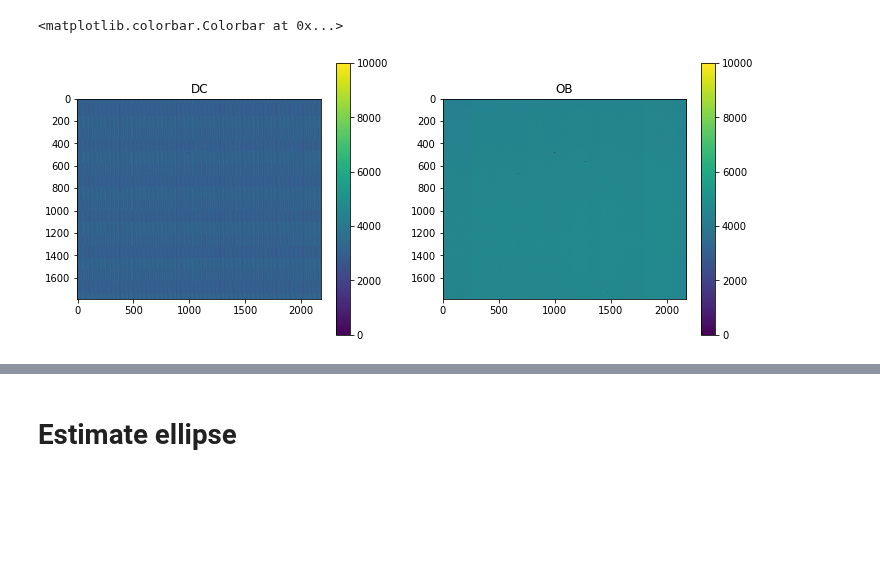
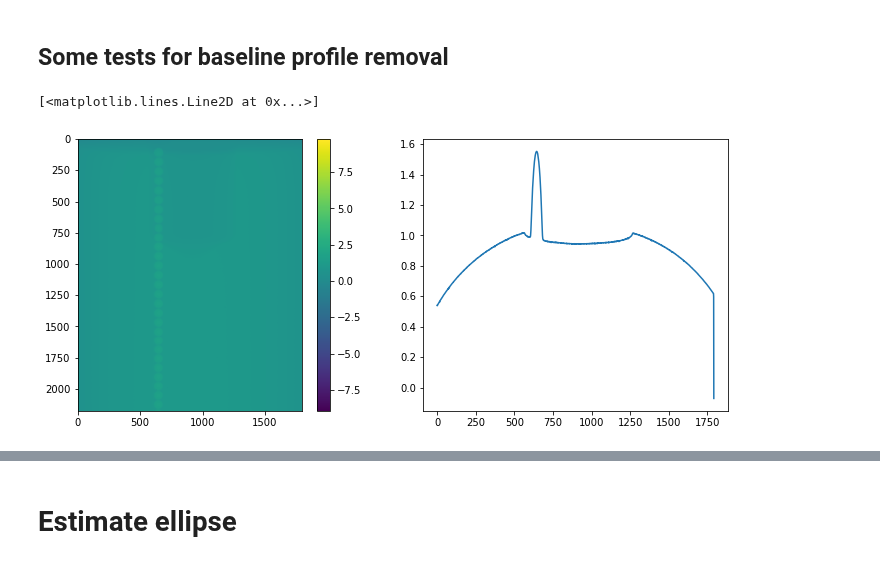
Before and after one commit to neutronimaging/scripts, a Jupyter notebook: python/notebooks/CBCTCalibration.ipynb, the cells around one changed output, grey strips where cells are left out. Drawn from its saved outputs; the diff is of its cells as text; code cells hidden in the pictures; blank space fills up the shorter version.

```diff
--- a/python/notebooks/CBCTCalibration.ipynb
+++ b/python/notebooks/CBCTCalibration.ipynb
@@ -37,6 +24,9 @@ datapath = '/data/P20180255/02_rawdata/00_XCalibration/' # laptop
+# %%
+datapath = '../02_rawdata/03_XCT_calibrationSample/'
 # %%
-dc=loadStack(datapath+'dc_{:05}.fits',1,10).astype(float).mean(axis=2);
-ob=loadStack(datapath+'ob_{:05}.fits',1,10).astype(float).mean(axis=2);
+dc=io.readImages(datapath+'dc_{:05}.fits',first=1,last=10,averageStack=True,average='mean');
+ob=io.readImages(datapath+'ob_{:05}.fits',first=1,last=10,averageStack=True,average='mean');
+cal=io.readImages(datapath+'ob_{:05}.fits',first=21,last=381,stride=10)
 # %%
 ob1=ob-dc
 np.nan_to_num(ob1)
@@ -48,0 +53,16 @@ print(ob1.min(),ob1.max(),ob1.mean())
+# %%
+def normalizeData(img,ob,dc) :
+    for idx in np.arange(0, img.shape[0]):
+        tmp=(img[idx,:,:]-dc)
+        tmp[tmp<=0]=1
+        img[idx,:,:]=(tmp/ob1)
+    lcal=-np.log(img)
+
+    return lcal
+# %%
+lcal=normalizeData(cal,ob1,dc)
+flipProjection = True
+if flipProjection :
+    lcal = lcal[:,::-1,:]
+
+plt.imshow(lcal[1,:,:])
@@ -49,14 +72,13 @@ print(ob1.min(),ob1.max(),ob1.mean())
+# %% [markdown]
+## Some tests for  baseline profile removal
 # %%
+idx=10
 plt.figure(figsize=[12,5])
 plt.subplot(1,2,1)
-plt.imshow(dc,vmax=10000,vmin=0)
-plt.title('DC')
+plt.imshow(lcal[idx,:,:])
 plt.colorbar()
 plt.subplot(1,2,2)
-ob2=ob1[450:500,975:1050]
-plt.imshow(ob1,vmax=10000,vmin=0)
-plt.title('OB')
-plt.colorbar()
+plt.plot(lcal[idx,:,:].mean(axis=0))
 # %% [output]
-<matplotlib.colorbar.Colorbar at 0x...>
+[<matplotlib.lines.Line2D at 0x...>]
-[figure, old version]
+[figure, new version]
```
Also changed, not shown: parts of 41 cells of this notebook.
